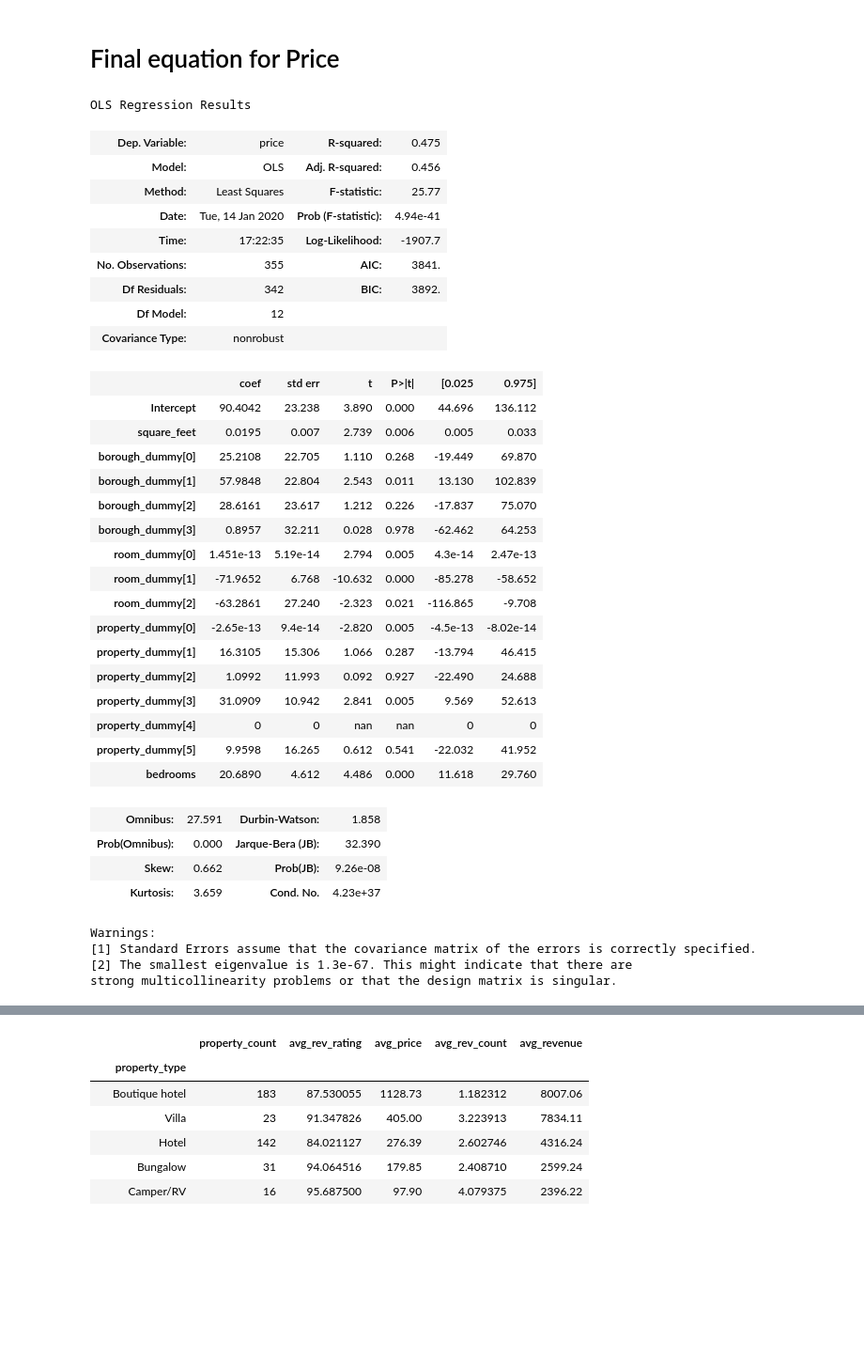
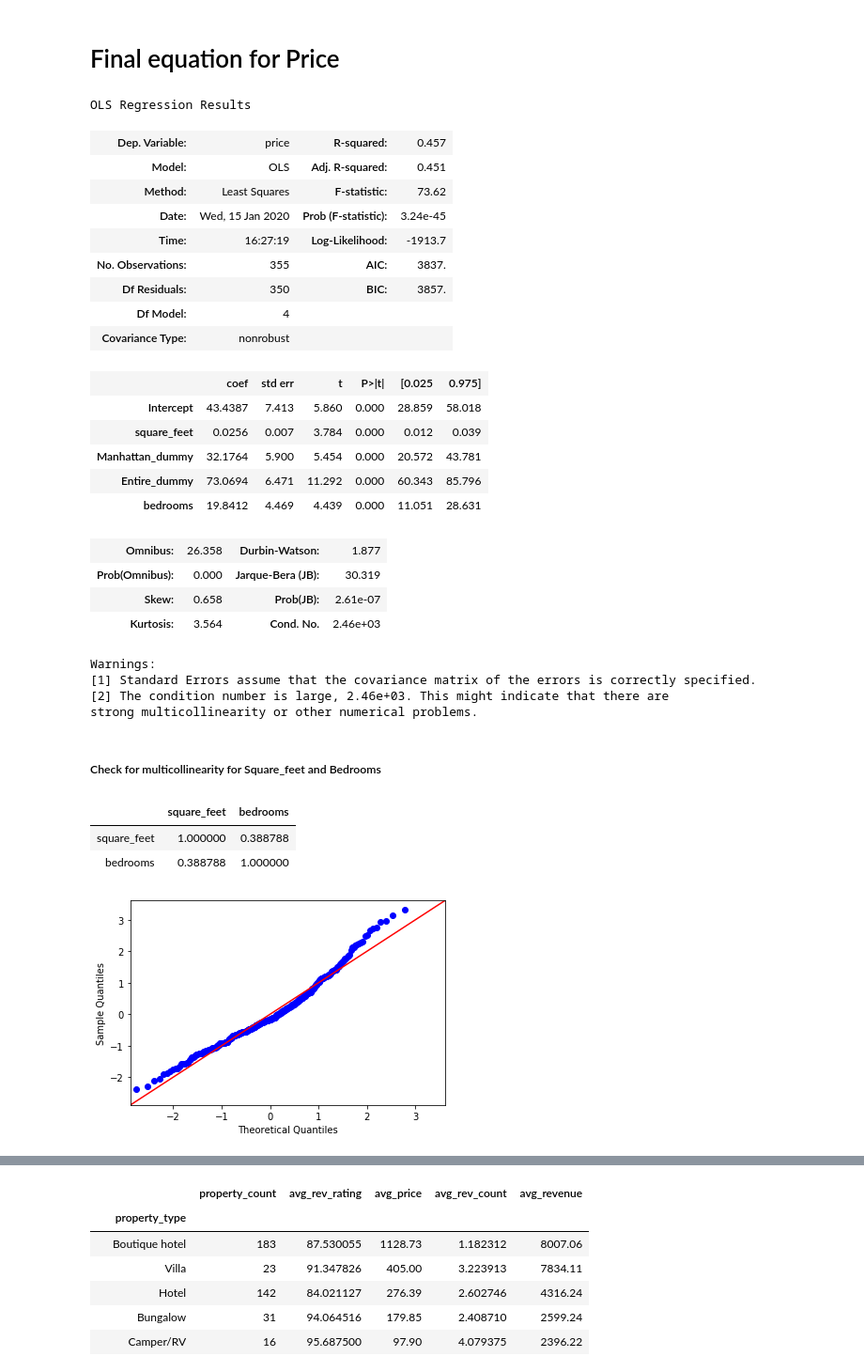
Before and after one commit to Wetpaint3/Airbnb_Project, a Jupyter notebook: airbnb.ipynb, the cells around one changed output, grey strips where cells are left out. Shown at 94% size. Cells and saved outputs as stored; diff of their text form; code cells hidden in the pictures; blank space fills up the shorter version.

```diff
--- a/airbnb.ipynb
+++ b/airbnb.ipynb
@@ -536,0 +543,12 @@ room_dummy = pd.get_dummies(df2['room_type'],prefix = 'room_type', drop_first=Tr
+# %%
+df2['instant_dummy'] = pd.get_dummies(df2['instant_bookable'], drop_first=True)
+df2['Manhattan_dummy'] = np.where(df2['neighbourhood_group_cleansed']=='Manhattan', 1, 0)
+df2['Brooklyn_dummy'] = np.where(df2['neighbourhood_group_cleansed']=='Brooklyn', 1, 0)
+df2['Queens_dummy'] = np.where(df2['neighbourhood_group_cleansed']=='Queens', 1, 0)
+df2['Bronx_dummy'] = np.where(df2['neighbourhood_group_cleansed']=='Bronx', 1, 0)
+df2['Apartment_dummy'] = np.where(df2['property_type']=='Apartment', 1, 0)
+df2['House_dummy'] = np.where(df2['property_type']=='House', 1, 0)
+df2['Boutique_dummy'] = np.where(df2['property_type']=='Boutique hotel', 1, 0)
+df2['Private_dummy'] = np.where(df2['room_type']=='Private room', 1, 0)
+df2['Shared_dummy'] = np.where(df2['room_type']=='Shared room', 1, 0)
+df2['Entire_dummy'] = np.where(df2['room_type']=='Entire home/apt', 1, 0)
@@ -589,42 +602,44 @@ square.hist(bins=100)
 # Final equation for Price
 # %%
 #property_dummy is significant for Apartment and Butique hotels
-price_reg = ols(formula = 'price~square_feet+borough_dummy+room_dummy+property_dummy+bedrooms',data=df2).fit()
+price_reg = ols(formula = 'price~square_feet+Manhattan_dummy+Entire_dummy+bedrooms',data=df2).fit()
 
 price_reg.summary()
 # %% [output]
 OLS Regression Results
-| Dep. Variable: | price | R-squared: | 0.475 |
-| Model: | OLS | Adj. R-squared: | 0.456 |
-| Method: | Least Squares | F-statistic: | 25.77 |
-| Date: | Tue, 14 Jan 2020 | Prob (F-statistic): | 4.94e-41 |
-| Time: | 17:22:35 | Log-Likelihood: | -1907.7 |
-| No. Observations: | 355 | AIC: | 3841. |
-| Df Residuals: | 342 | BIC: | 3892. |
-| Df Model: | 12 |  |  |
+| Dep. Variable: | price | R-squared: | 0.457 |
+| Model: | OLS | Adj. R-squared: | 0.451 |
+| Method: | Least Squares | F-statistic: | 73.62 |
+| Date: | Wed, 15 Jan 2020 | Prob (F-statistic): | 3.24e-45 |
+| Time: | 16:27:19 | Log-Likelihood: | -1913.7 |
+| No. Observations: | 355 | AIC: | 3837. |
+| Df Residuals: | 350 | BIC: | 3857. |
+| Df Model: | 4 |  |  |
 | Covariance Type: | nonrobust |  |  |
 |  | coef | std err | t | P>|t| | [0.025 | 0.975] |
-| Intercept | 90.4042 | 23.238 | 3.890 | 0.000 | 44.696 | 136.112 |
-| square_feet | 0.0195 | 0.007 | 2.739 | 0.006 | 0.005 | 0.033 |
-| borough_dummy[0] | 25.2108 | 22.705 | 1.110 | 0.268 | -19.449 | 69.870 |
-| borough_dummy[1] | 57.9848 | 22.804 | 2.543 | 0.011 | 13.130 | 102.839 |
-| borough_dummy[2] | 28.6161 | 23.617 | 1.212 | 0.226 | -17.837 | 75.070 |
-| borough_dummy[3] | 0.8957 | 32.211 | 0.028 | 0.978 | -62.462 | 64.253 |
-| room_dummy[0] | 1.451e-13 | 5.19e-14 | 2.794 | 0.005 | 4.3e-14 | 2.47e-13 |
-| room_dummy[1] | -71.9652 | 6.768 | -10.632 | 0.000 | -85.278 | -58.652 |
-| room_dummy[2] | -63.2861 | 27.240 | -2.323 | 0.021 | -116.865 | -9.708 |
-| property_dummy[0] | -2.65e-13 | 9.4e-14 | -2.820 | 0.005 | -4.5e-13 | -8.02e-14 |
-| property_dummy[1] | 16.3105 | 15.306 | 1.066 | 0.287 | -13.794 | 46.415 |
-| property_dummy[2] | 1.0992 | 11.993 | 0.092 | 0.927 | -22.490 | 24.688 |
-| property_dummy[3] | 31.0909 | 10.942 | 2.841 | 0.005 | 9.569 | 52.613 |
-| property_dummy[4] | 0 | 0 | nan | nan | 0 | 0 |
-| property_dummy[5] | 9.9598 | 16.265 | 0.612 | 0.541 | -22.032 | 41.952 |
-| bedrooms | 20.6890 | 4.612 | 4.486 | 0.000 | 11.618 | 29.760 |
+| Intercept | 43.4387 | 7.413 | 5.860 | 0.000 | 28.859 | 58.018 |
+| square_feet | 0.0256 | 0.007 | 3.784 | 0.000 | 0.012 | 0.039 |
+| Manhattan_dummy | 32.1764 | 5.900 | 5.454 | 0.000 | 20.572 | 43.781 |
+| Entire_dummy | 73.0694 | 6.471 | 11.292 | 0.000 | 60.343 | 85.796 |
+| bedrooms | 19.8412 | 4.469 | 4.439 | 0.000 | 11.051 | 28.631 |
-| Omnibus: | 27.591 | Durbin-Watson: | 1.858 |
-| Prob(Omnibus): | 0.000 | Jarque-Bera (JB): | 32.390 |
-| Skew: | 0.662 | Prob(JB): | 9.26e-08 |
-| Kurtosis: | 3.659 | Cond. No. | 4.23e+37 |
+| Omnibus: | 26.358 | Durbin-Watson: | 1.877 |
+| Prob(Omnibus): | 0.000 | Jarque-Bera (JB): | 30.319 |
+| Skew: | 0.658 | Prob(JB): | 2.61e-07 |
+| Kurtosis: | 3.564 | Cond. No. | 2.46e+03 |
 Warnings:
 [1] Standard Errors assume that the covariance matrix of the errors is correctly specified.
-[2] The smallest eigenvalue is 1.3e-67. This might indicate that there are
-strong multicollinearity problems or that the design matrix is singular.
+[2] The condition number is large, 2.46e+03. This might indicate that there are
+strong multicollinearity or other numerical problems.
+# %% [markdown]
+##### Check for multicollinearity for Square_feet and Bedrooms
+# %%
+df22 = pd.DataFrame(df2, columns=['square_feet','neighbourhood_group_cleansed', 'room_type', 'property_type', 'bedrooms'])
+df22.corr()
+# %% [output]
+|  | square_feet | bedrooms |
+| square_feet | 1.000000 | 0.388788 |
+| bedrooms | 0.388788 | 1.000000 |
+# %%
+fig = sm.graphics.qqplot(price_reg.resid, dist=stats.norm, line='45', fit=True)
+# %% [output]
+[figure, added]
```
Also changed, not shown: parts of 56 cells of this notebook.
